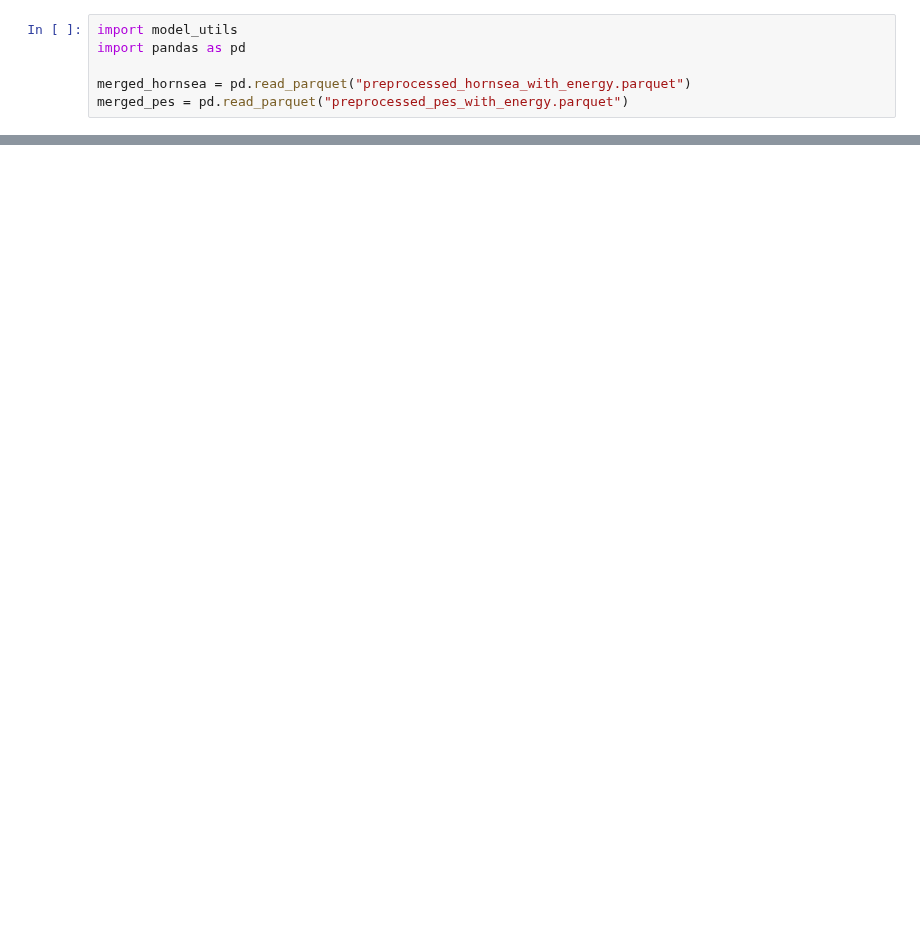
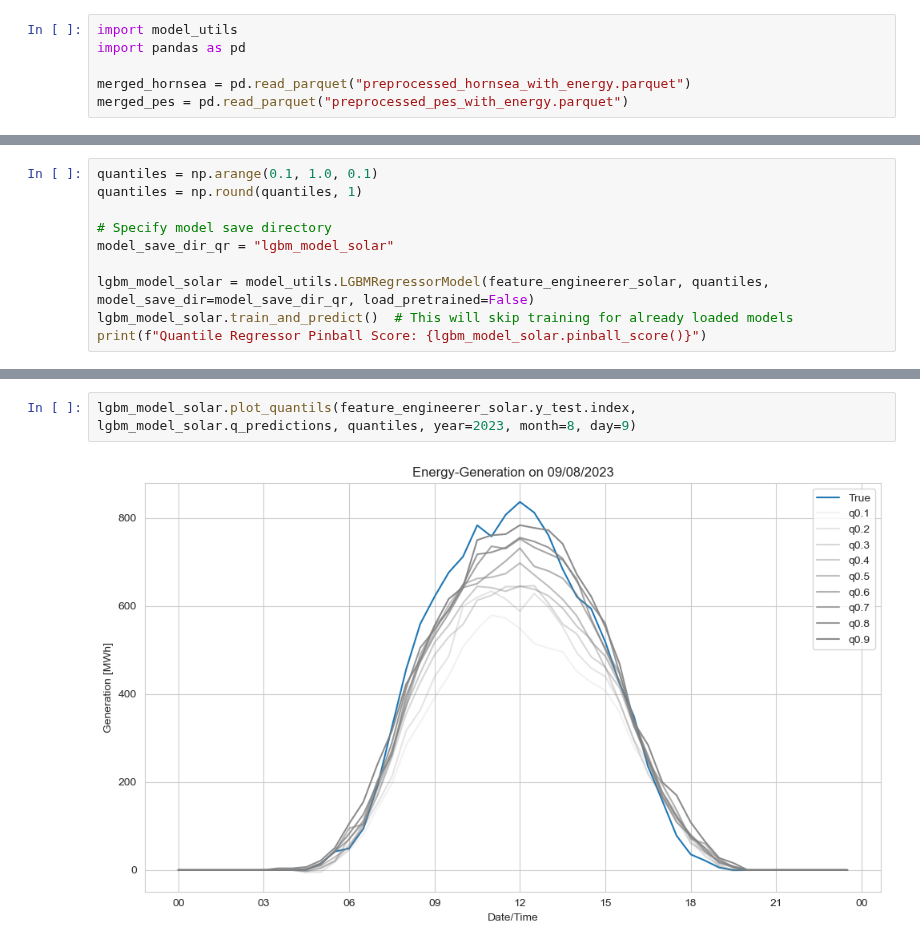
Before and after one commit to av1c3nna/awp2, a Jupyter notebook: model_training.ipynb, the cells around one changed output, grey strips where cells are left out. Drawn from its saved outputs; the diff is of its cells as text; blank space fills up the shorter version.

```diff
--- a/model_training.ipynb
+++ b/model_training.ipynb
@@ -429,0 +128,10 @@ nn_solar.plot_quantils(feature_engineerer_solar.y_test.index, nn_solar.q_predict
+# %%
+quantiles = np.arange(0.1, 1.0, 0.1)
+quantiles = np.round(quantiles, 1)
+
+# Specify model save directory
+model_save_dir_qr = "lgbm_model_solar"
+
+lgbm_model_solar = model_utils.LGBMRegressorModel(feature_engineerer_solar, quantiles, model_save_dir=model_save_dir_qr, load_pretrained=False)
+lgbm_model_solar.train_and_predict()  # This will skip training for already loaded models
+print(f"Quantile Regressor Pinball Score: {lgbm_model_solar.pinball_score()}")
@@ -429,0 +156,4 @@ nn_solar.plot_quantils(feature_engineerer_solar.y_test.index, nn_solar.q_predict
+# %%
+lgbm_model_solar.plot_quantils(feature_engineerer_solar.y_test.index, lgbm_model_solar.q_predictions, quantiles, year=2023, month=8, day=9)
+# %% [output]
+[figure, added]
```
Also changed, not shown: parts of 49 cells of this notebook, 1 other file.
